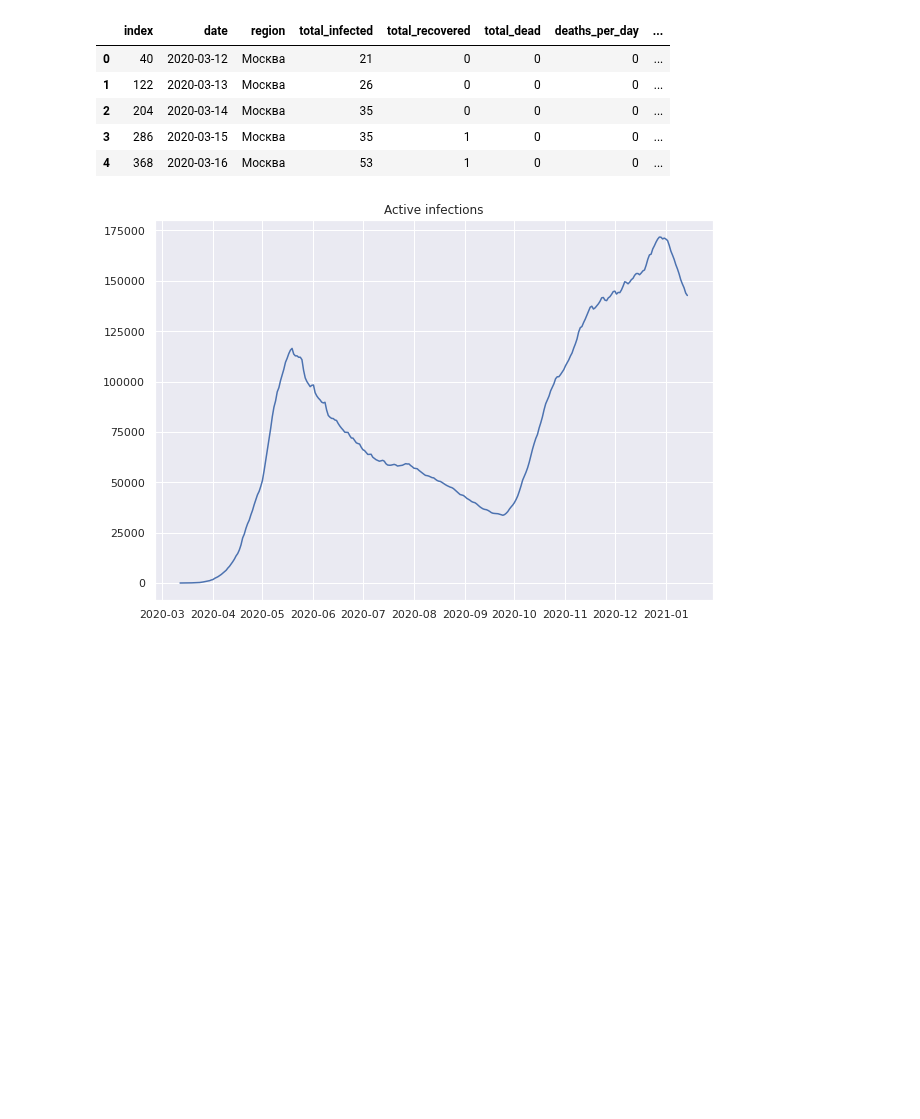
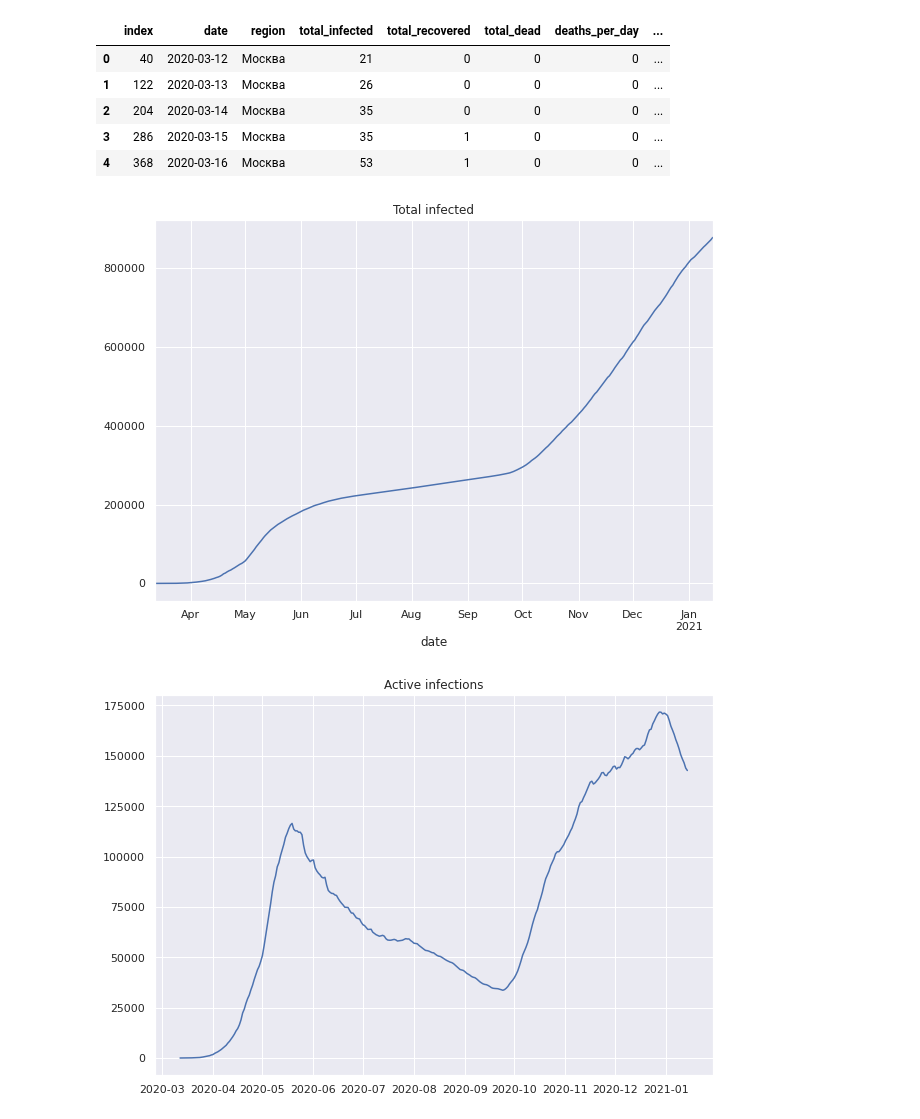
Before and after one commit to btseytlin/covid_peak_sir_modelling, a Jupyter notebook: prepare_data.ipynb, the cells around one changed output. Drawn from its saved outputs; the diff is of its cells as text; code cells hidden in the pictures; blank space fills up the shorter version.

```diff
--- a/prepare_data.ipynb
+++ b/prepare_data.ipynb
@@ -40,6 +40,14 @@ df.head()
 | 4 | 368 | 2020-03-16 | Москва | 53 | 1 | 0 | 0 | ... |
 # %%
 df = df.drop(columns=['index', 'region'])
+df.index = df.date
+# %%
+plt.figure(figsize=(10,7))
+df.total_infected.plot()
+plt.title("Total infected")
+plt.show()
+# %% [output]
+[figure, added]
 # %%
 plt.figure(figsize=(10,7))
 plt.plot(df.date, df.infected)
```
Also changed, not shown: 1 other file.
